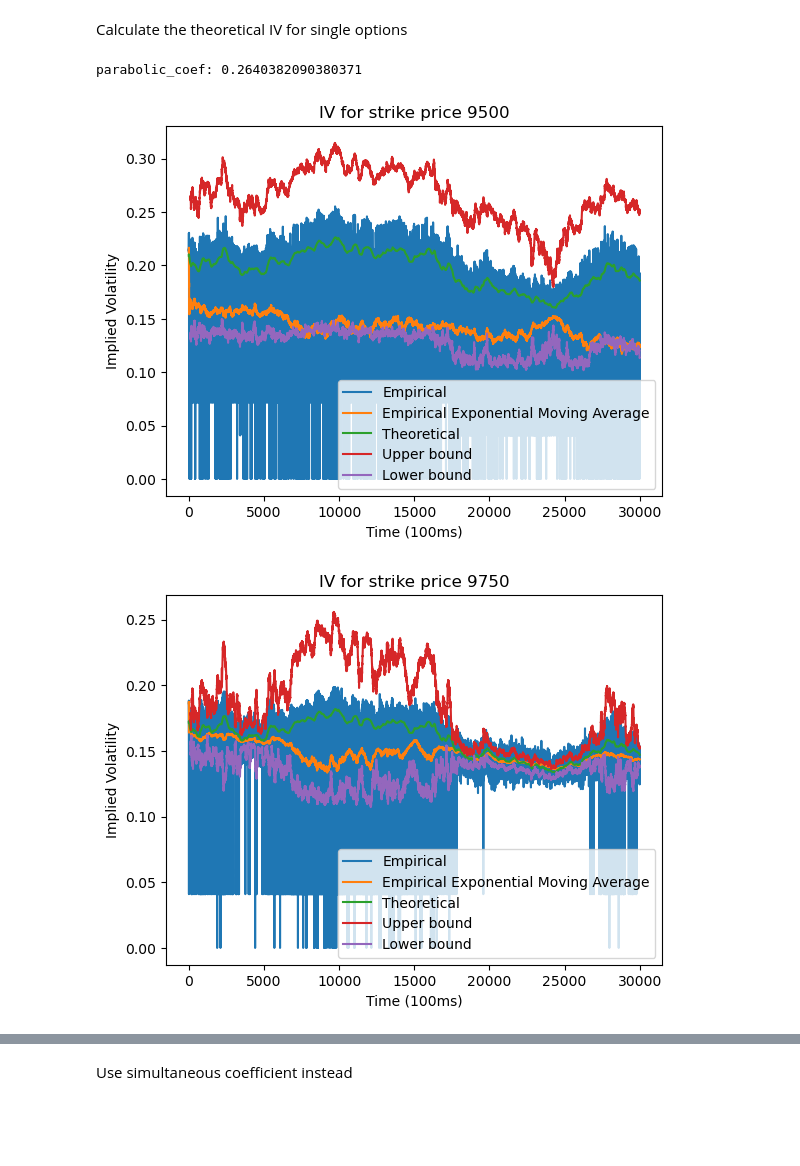
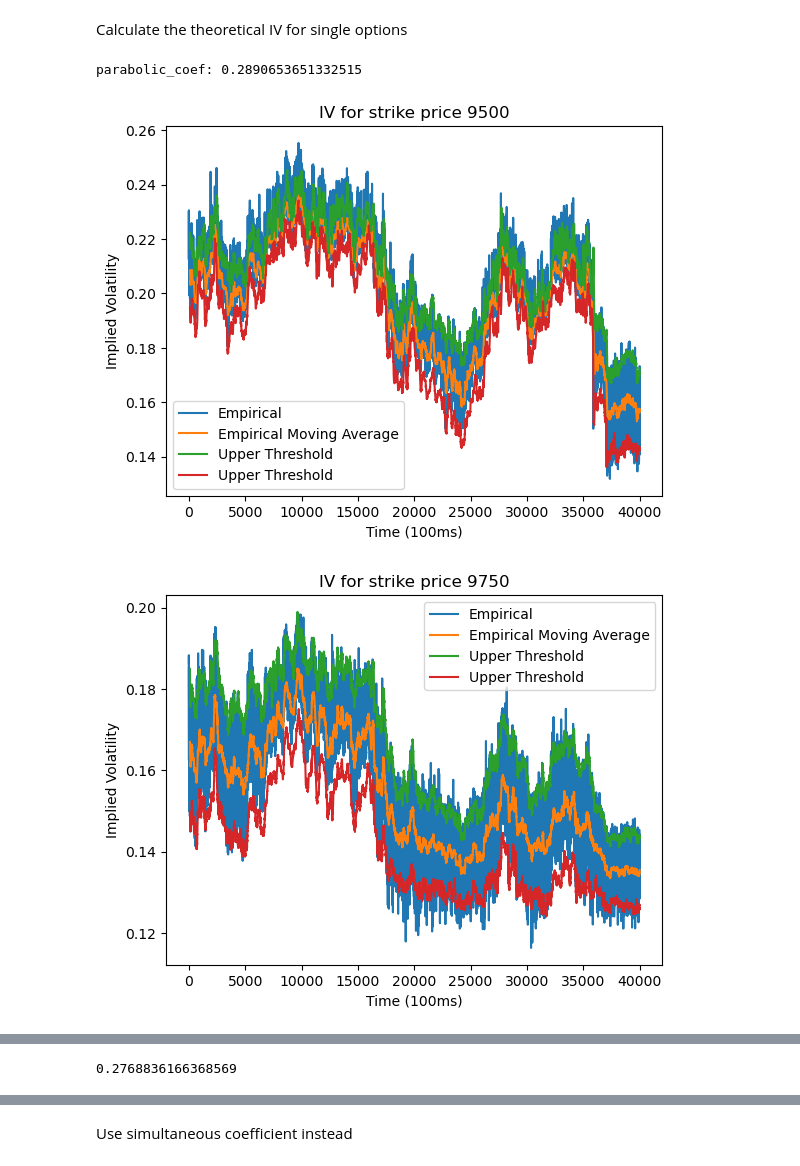
Before and after one commit to Edwin-yin/imc-prosperity-2, a Jupyter notebook: round3_new/vol_smile_check.ipynb, the cells around one changed output, grey strips where cells are left out. Cells and saved outputs as stored; diff of their text form; code cells hidden in the pictures; blank space fills up the shorter version.

Commit message:
Option sma implemented

```diff
--- a/round3_new/vol_smile_check.ipynb
+++ b/round3_new/vol_smile_check.ipynb
@@ -8,7 +8,7 @@ import plotly.express as px
 from matplotlib import pyplot as plt
 
 
-for i, day in enumerate([0, 1, 2]):
+for i, day in enumerate([0, 1, 2, 3]):
     file_name = f"./round-3-island-data-bottle/prices_round_3_day_{day}.csv"
     df_tmp = pd.read_csv(file_name, sep=';')
     df_tmp['day'] = day
@@ -266,7 +266,8 @@ def parabolic_fit(row, strikes = STRIKES):
 #     y = row[[f"IV_{strike}" for strike in filtered_strikes]].values
 #     coef_ = np.polyfit(x, y, 2)
 #     return coef_.tolist()
-
+for strike in STRIKES:
+    df_smile[f"IV_{strike}"] = df_smile[f"IV_{strike}"].replace(0, np.nan).ffill()
 df_smile['parabolic_coef'] = df_smile.apply(parabolic_fit, axis=1)
 df_smile['IV_ATM'] = df_smile['parabolic_coef'].apply(lambda x: x[1])
 # df_smile['linear_coef'] = df_smile['parabolic_coef'].apply(lambda x: x[1])
@@ -546,8 +547,8 @@ np.std(df_smile['IV_ATM'].values)
 # %%
 thres = 2
 window = 100
-# theo = df_smile['IV_ATM'].rolling(window=window, min_periods=1).mean()
-theo = np.arange(len(df_smile)) * model.coef_[0] + model.intercept_
+theo = df_smile['IV_ATM'].rolling(window=window, min_periods=1).mean()
+# theo = np.arange(len(df_smile)) * model.coef_[0] + model.intercept_
 rolling_std = df_smile['IV_ATM'].rolling(window=window).std()
 rolling_std = rolling_std.fillna(np.std(df_smile['IV_ATM'].values))
 upper = theo + thres * rolling_std
@@ -573,23 +574,28 @@ for strike in STRIKES:
     x2 = np.log(strike / spot_price) ** 2 / tte
     theo_iv_per_option[strike] = x2 * parabolic_coef + theo
 # %% [output]
-parabolic_coef: 0.2640382090380371
+parabolic_coef: 0.2890653651332515
 # %%
 thres = 2
 for strike in STRIKES:
     option = pd.read_csv(f"./option_data/VOLCANIC_ROCK_VOUCHER_{strike}.csv", sep=';')
     fig, ax = plt.subplots()
+    option['implied_volatility'] = option['implied_volatility'].replace(0, np.nan).ffill()
+    sma = option['implied_volatility'].rolling(100).mean().shift()
+    std = option['implied_volatility'].rolling(100).std().shift()
     ax.plot(option['implied_volatility'], label = "Empirical")
-    ax.plot(option['implied_volatility'].ewm(span=500).mean().shift(), label="Empirical Exponential Moving Average")
-    ax.plot(theo_iv_per_option[strike].ewm(100).mean(), label="Theoretical")
-    ax.plot(theo_iv_per_option[strike] + thres * option['implied_volatility'].rolling(100).std(), label="Upper bound")
-    ax.plot(theo_iv_per_option[strike] - thres * option['implied_volatility'].rolling(100).std(), label="Lower bound")
+    ax.plot(sma, label="Empirical Moving Average")
+    # ax.plot(theo_iv_per_option[strike].rolling(100).mean().shift(), label="Theoretical")
+    # ax.plot(theo_iv_per_option[strike] + thres * option['implied_volatility'].replace(0, np.nan).ffill().rolling(100).std(), label="Upper bound")
+    # ax.plot(theo_iv_per_option[strike] - thres * option['implied_volatility'].replace(0, np.nan).ffill().rolling(100).std(), label="Lower bound")
+    ax.plot(sma + thres * std, label="Upper Threshold")
+    ax.plot(sma - thres * std, label="Upper Threshold")
     ax.legend()
     ax.set_title("IV for strike price " + str(strike))
     ax.set_xlabel("Time (100ms)")
     ax.set_ylabel("Implied Volatility")
 
     plt.show()
 # %% [output]
-[figure, old version]
+[figure, new version]
-[figure, old version]
+[figure, new version]
@@ -598,0 +605,5 @@ for strike in STRIKES:
+# %%
+rtn = spot['mid_price'].apply(np.log).diff(1000).dropna()
+np.std(rtn) * np.sqrt(2500)
+# %% [output]
+0.2768836166368569
```
Also changed, not shown: parts of 36 cells of this notebook, 32 other files.
